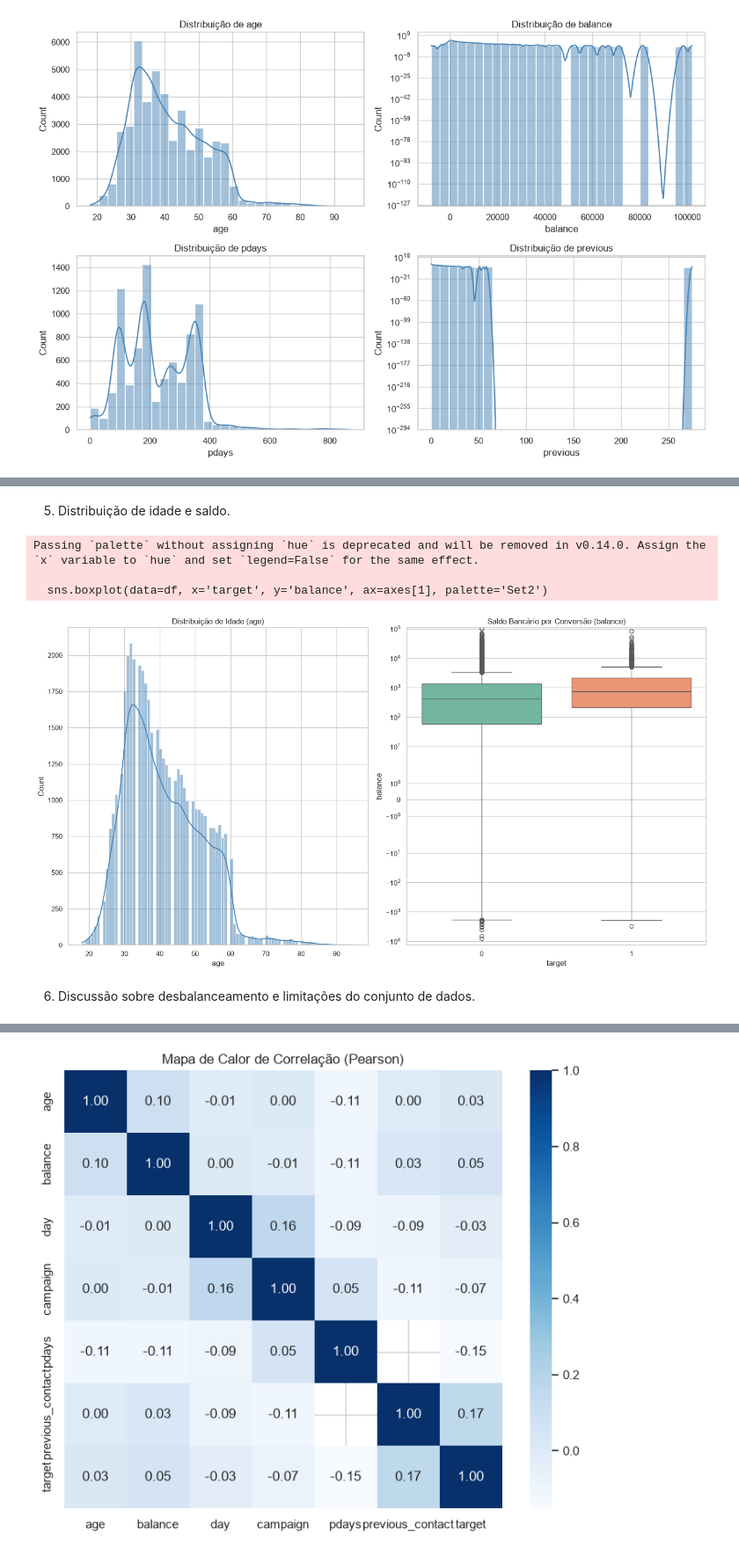
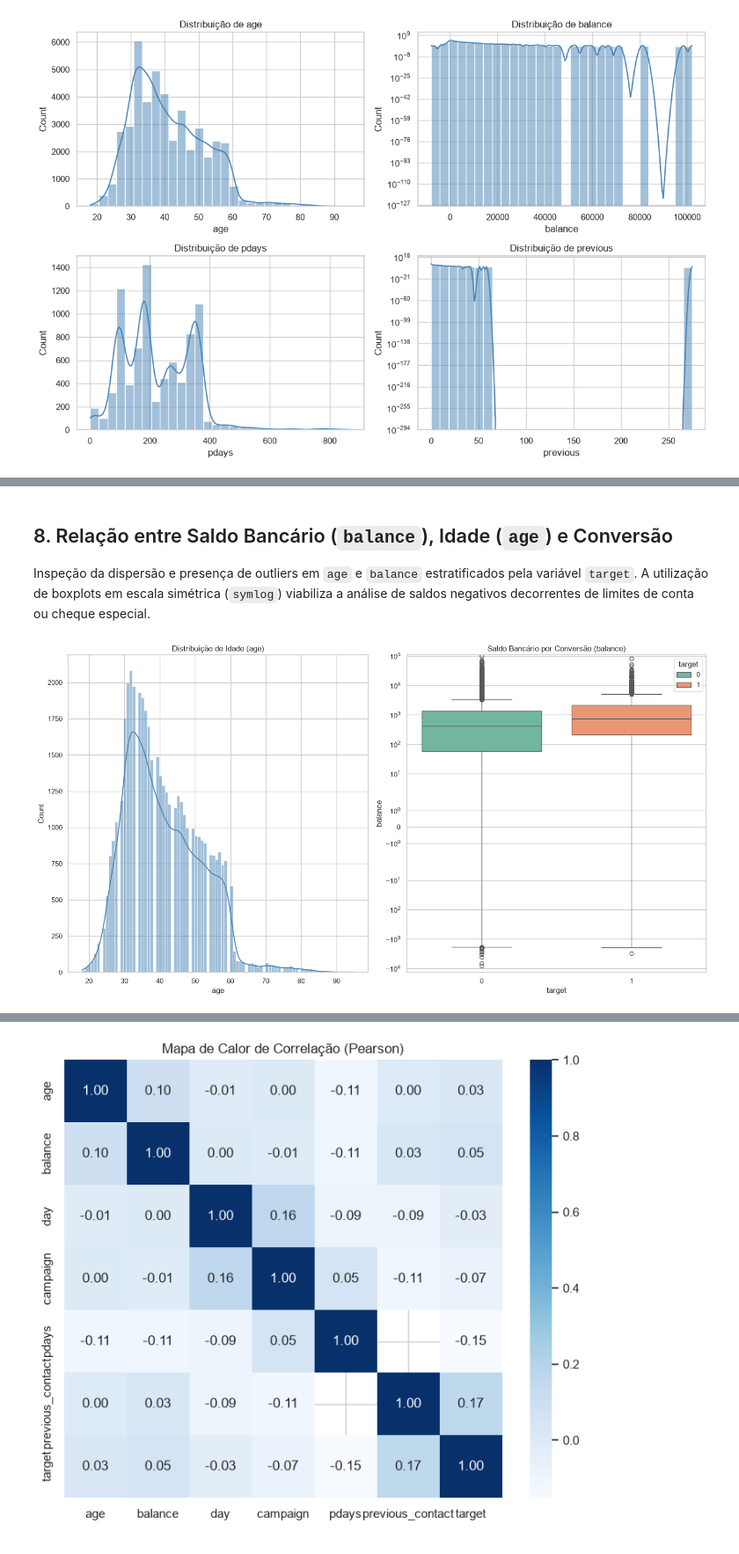
Before and after one commit to YumiiOnoue/crm-propensity-banking, a Jupyter notebook: notebooks/01_exploratory_analysis.ipynb, the cells around one changed output, grey strips where cells are left out. Shown at 88% size. Cells and saved outputs as stored; diff of their text form; code cells hidden in the pictures.

```diff
--- a/notebooks/01_exploratory_analysis.ipynb
+++ b/notebooks/01_exploratory_analysis.ipynb
@@ -151,23 +268,20 @@ blue-collar     9732  0.072750
 # %% [markdown]
-5. Distribuição de idade e saldo.
+## 8. Relação entre Saldo Bancário (`balance`), Idade (`age`) e Conversão
+
+Inspeção da dispersão e presença de outliers em `age` e `balance` estratificados pela variável `target`. A utilização de boxplots em escala simétrica (`symlog`) viabiliza a análise de saldos negativos decorrentes de limites de conta ou cheque especial.
 # %%
 fig, axes = plt.subplots(1, 2, figsize=(15, 8))
 
 # Idade
 sns.histplot(data=df, x='age', kde=True, ax=axes[0], color='steelblue')
 axes[0].set_title("Distribuição de Idade (age)")
 
 # Saldo bancário (usando escala logarítmica ou limite para lidar com outliers)
-sns.boxplot(data=df, x='target', y='balance', ax=axes[1], palette='Set2')
+sns.boxplot(data=df, x='target', y='balance', hue='target', ax=axes[1], palette='Set2')
 axes[1].set_title("Saldo Bancário por Conversão (balance)")
 axes[1].set_yscale('symlog')  # Escala simétrica para aceitar saldos negativos
 
 plt.tight_layout()
 plt.show()
 # %% [output]
-Passing `palette` without assigning `hue` is deprecated and will be removed in v0.14.0. Assign the `x` variable to `hue` and set `legend=False` for the same effect.
-
-  sns.boxplot(data=df, x='target', y='balance', ax=axes[1], palette='Set2')
-[figure, old version]
+[figure, new version]
-# %% [markdown]
-6. Discussão sobre desbalanceamento e limitações do conjunto de dados.
```
Also changed, not shown: parts of 16 cells of this notebook, 1 other file.
